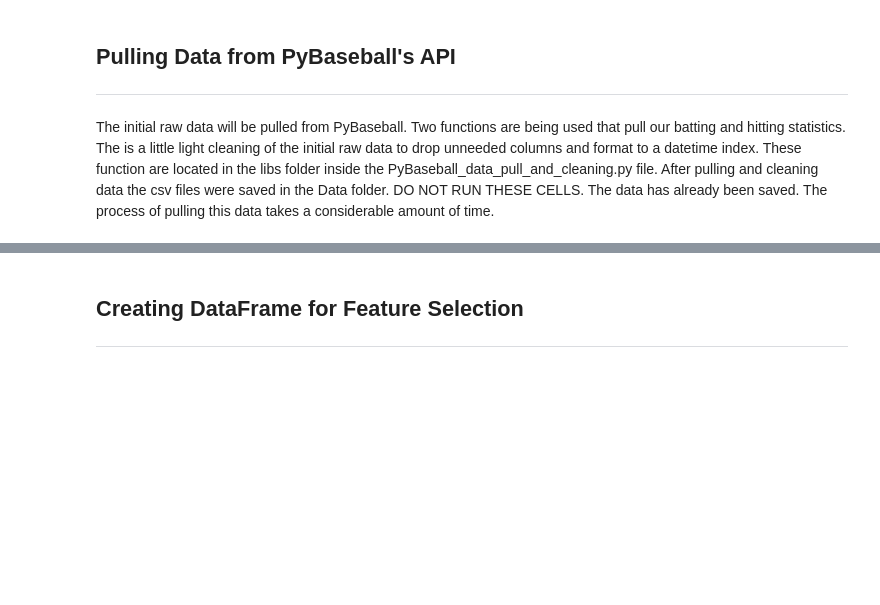
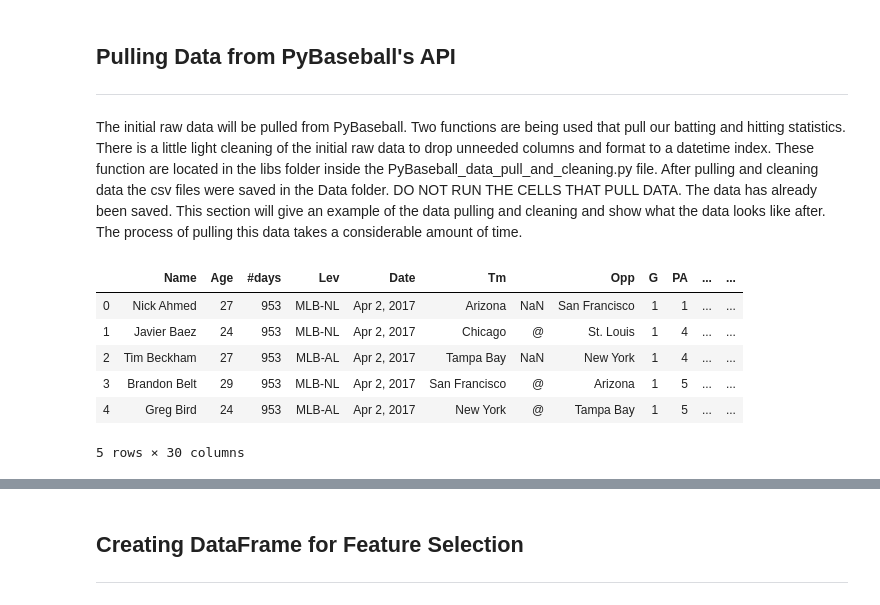
Before and after one commit to JTMachen/Baseball_Game_Predictor, a Jupyter notebook: Final_project_notebook.ipynb, the cells around one changed output, grey strips where cells are left out. Saved outputs shown, nothing was run; the diff lists cells and outputs as text; code cells hidden in the pictures; blank space fills up the shorter version.

```diff
--- a/Final_project_notebook.ipynb
+++ b/Final_project_notebook.ipynb
@@ -8,10 +10,11 @@ to predict games and ultimately show the results of a betting strategy based upo
 ## Pulling Data from PyBaseball's API
 --------------------------------
 # %% [markdown]
-The initial raw data will be pulled from PyBaseball.  Two functions are being used that pull our batting and hitting statistics. The is a little light
+The initial raw data will be pulled from PyBaseball.  Two functions are being used that pull our batting and hitting statistics. There is a little light
 cleaning of the initial raw data to drop unneeded columns and format to a datetime index.  These function are located in the libs folder inside
-the PyBaseball_data_pull_and_cleaning.py file. After pulling and cleaning data the csv files were saved in the Data folder.  DO NOT RUN THESE
-CELLS.  The data has already been saved.  The process of pulling this data takes a considerable amount of time.
+the PyBaseball_data_pull_and_cleaning.py file. After pulling and cleaning data the csv files were saved in the Data folder.  DO NOT RUN THE
+CELLS THAT PULL DATA.  The data has already been saved. This section will give an example of the data pulling and cleaning and show what the data looks like after.
+The process of pulling this data takes a considerable amount of time.
 # %%
 # import functions from Libs
 from Libs.PyBaseball_data_pull_and_cleaning import get_batting_data, get_pitching_data, clean_batting_data, clean_pitching_data
@@ -30,6 +25,14 @@ pitching_data_2019 = get_pitching_data('2019-03-28', '2019-09-29')
 # %%
-# Example of raw batting_data.  These cells can be run.
-raw_hitting_data = pd.read_csv('./Data/Batting/Raw_Data/raw_batting_data_2017.csv')
-raw_hitting_data
+# Example of raw batting_data.
+raw_batting_data_2017 = pd.read_csv('./Data/Batting/Raw_Data/raw_batting_data_2017.csv')
+raw_batting_data_2017.head()
+# %% [output]
+|  | Name | Age | #days | Lev | Date | Tm |  | Opp | G | PA | ... | ... |
+| 0 | Nick Ahmed | 27 | 953 | MLB-NL | Apr 2, 2017 | Arizona | NaN | San Francisco | 1 | 1 | ... | ... |
+| 1 | Javier Baez | 24 | 953 | MLB-NL | Apr 2, 2017 | Chicago | @ | St. Louis | 1 | 4 | ... | ... |
+| 2 | Tim Beckham | 27 | 953 | MLB-AL | Apr 2, 2017 | Tampa Bay | NaN | New York | 1 | 4 | ... | ... |
+| 3 | Brandon Belt | 29 | 953 | MLB-NL | Apr 2, 2017 | San Francisco | @ | Arizona | 1 | 5 | ... | ... |
+| 4 | Greg Bird | 24 | 953 | MLB-AL | Apr 2, 2017 | New York | @ | Tampa Bay | 1 | 5 | ... | ... |
+5 rows × 30 columns
 # %%
 # Example of raw pitching data
```
Also changed, not shown: parts of 79 cells of this notebook, 1 other file.
